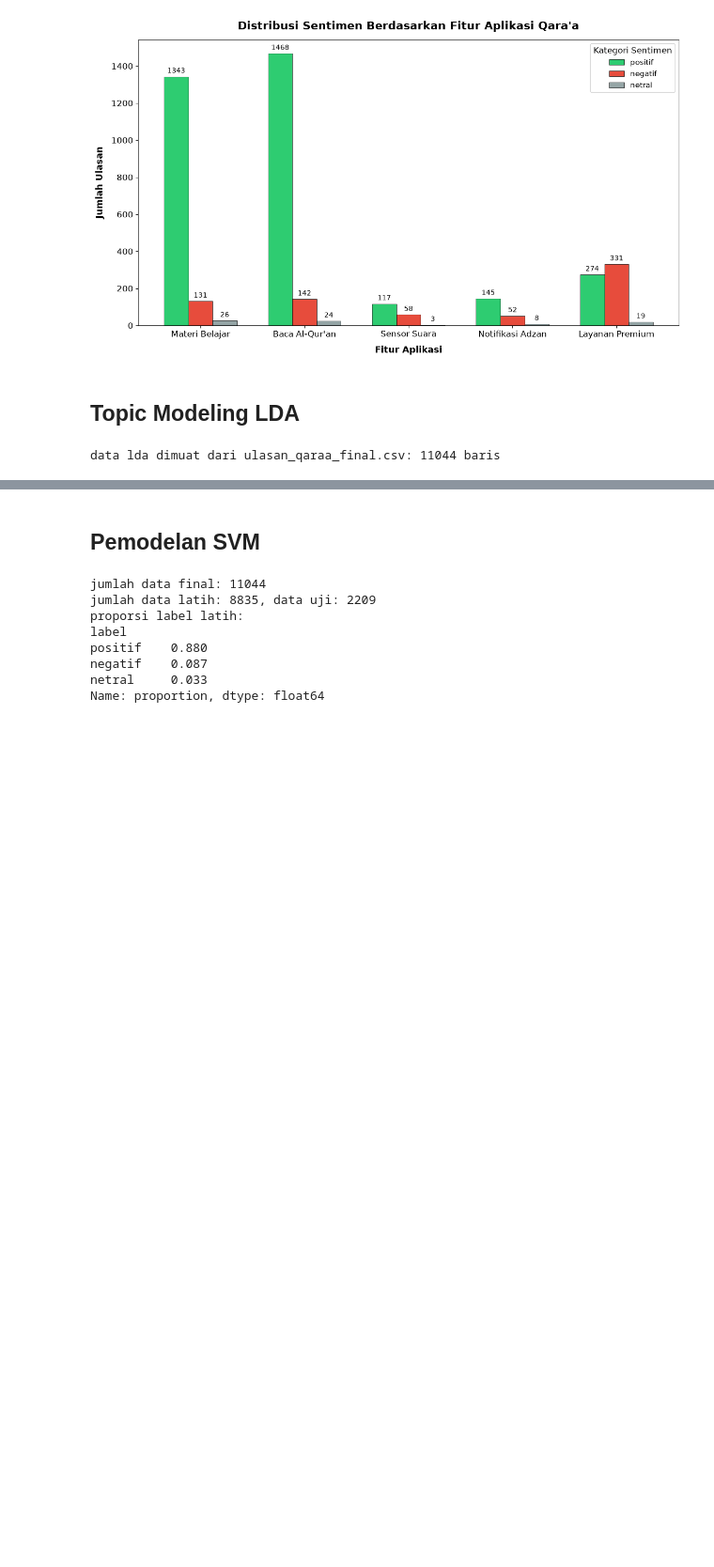
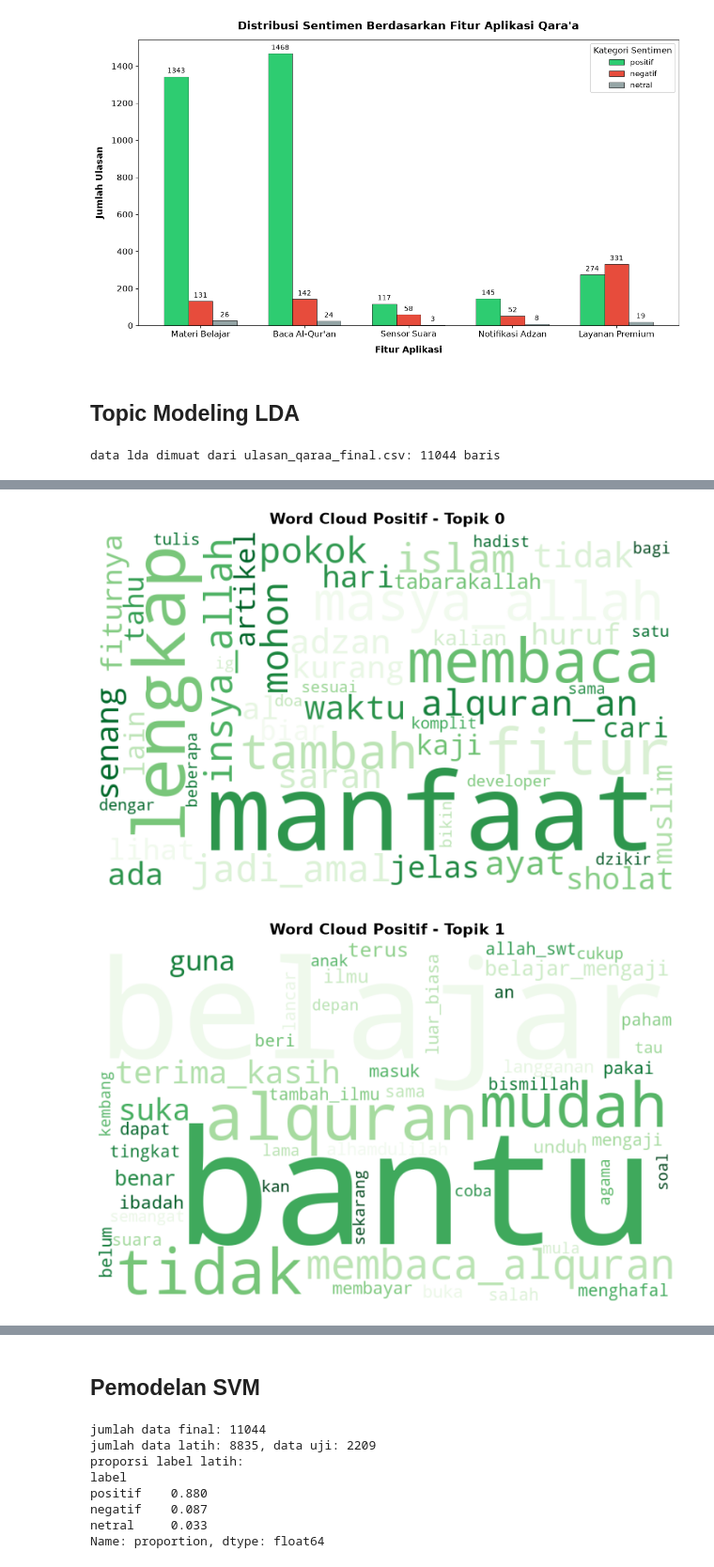
Before and after one commit to mmryd/qaraa-sentiment-analysis-topic-modeling, a Jupyter notebook: ulasan-qaraa.ipynb, the cells around one changed output, grey strips where cells are left out. Shown at 94% size. Cells and saved outputs as stored; diff of their text form; code cells hidden in the pictures; blank space fills up the shorter version.

```diff
--- a/ulasan-qaraa.ipynb
+++ b/ulasan-qaraa.ipynb
@@ -662,19 +723,9 @@ plt.show()
 # %%
-# kata umum yang disembunyikan dari word cloud (kata negasi "tidak" sengaja tidak difilter)
-STOP_WC = {'sangat', 'jadi', 'buat', 'aja', 'saja', 'lebih', 'banyak', 'nya', 'dulu'}
+df_topik = pd.concat([hasil_lda['positif']['out'], hasil_lda['negatif']['out']], ignore_index=True)
+df_topik.to_csv('ulasan_qaraa_topik.csv', index=False)
+print("topik per sentimen disimpan ke: ulasan_qaraa_topik.csv")
 
-def gambar_wordcloud(model, nama, colormap):
-    for idx in range(model.num_topics):
-        bobot = {w: float(p) for w, p in model.show_topic(idx, topn=50) if w not in STOP_WC}
-        wc = WordCloud(width=800, height=500, background_color='white',
-                       colormap=colormap).generate_from_frequencies(bobot)
-
-        plt.figure(figsize=(10, 6))
-        plt.imshow(wc, interpolation='bilinear')
-        plt.title(f'Word Cloud {nama} - Topik {idx}', fontsize=14, fontweight='bold')
-        plt.axis('off')
-        plt.show()
-
-gambar_wordcloud(model_pos, 'Positif', 'Greens')
-gambar_wordcloud(model_neg, 'Negatif', 'Reds')
+for nama in ['positif', 'negatif']:
+    proporsi = hasil_lda[nama]['out']['topik_dominan'].value_counts(normalize=True).sort_index().round(3)
+    print(f"[{nama}] proporsi topik dominan:\n{proporsi}\n")
 # %% [output]
@@ -686,0 +744,18 @@ gambar_wordcloud(model_neg, 'Negatif', 'Reds')
+# %%
+def gambar_wordcloud(model, nama, colormap):
+    for idx in range(model.num_topics):
+        bobot = {w: float(p) for w, p in model.show_topic(idx, topn=50) if w not in STOP_WC}
+        wc = WordCloud(width=800, height=500, background_color='white',
+                       colormap=colormap).generate_from_frequencies(bobot)
+
+        plt.figure(figsize=(10, 6))
+        plt.imshow(wc, interpolation='bilinear')
+        plt.title(f'Word Cloud {nama} - Topik {idx}', fontsize=14, fontweight='bold')
+        plt.axis('off')
+        plt.show()
+
+gambar_wordcloud(hasil_lda['positif']['model'], 'Positif', 'Greens')
+gambar_wordcloud(hasil_lda['negatif']['model'], 'Negatif', 'Reds')
+# %% [output]
+[figure, added]
+[figure, added]
```
Also changed, not shown: parts of 12 cells of this notebook.
